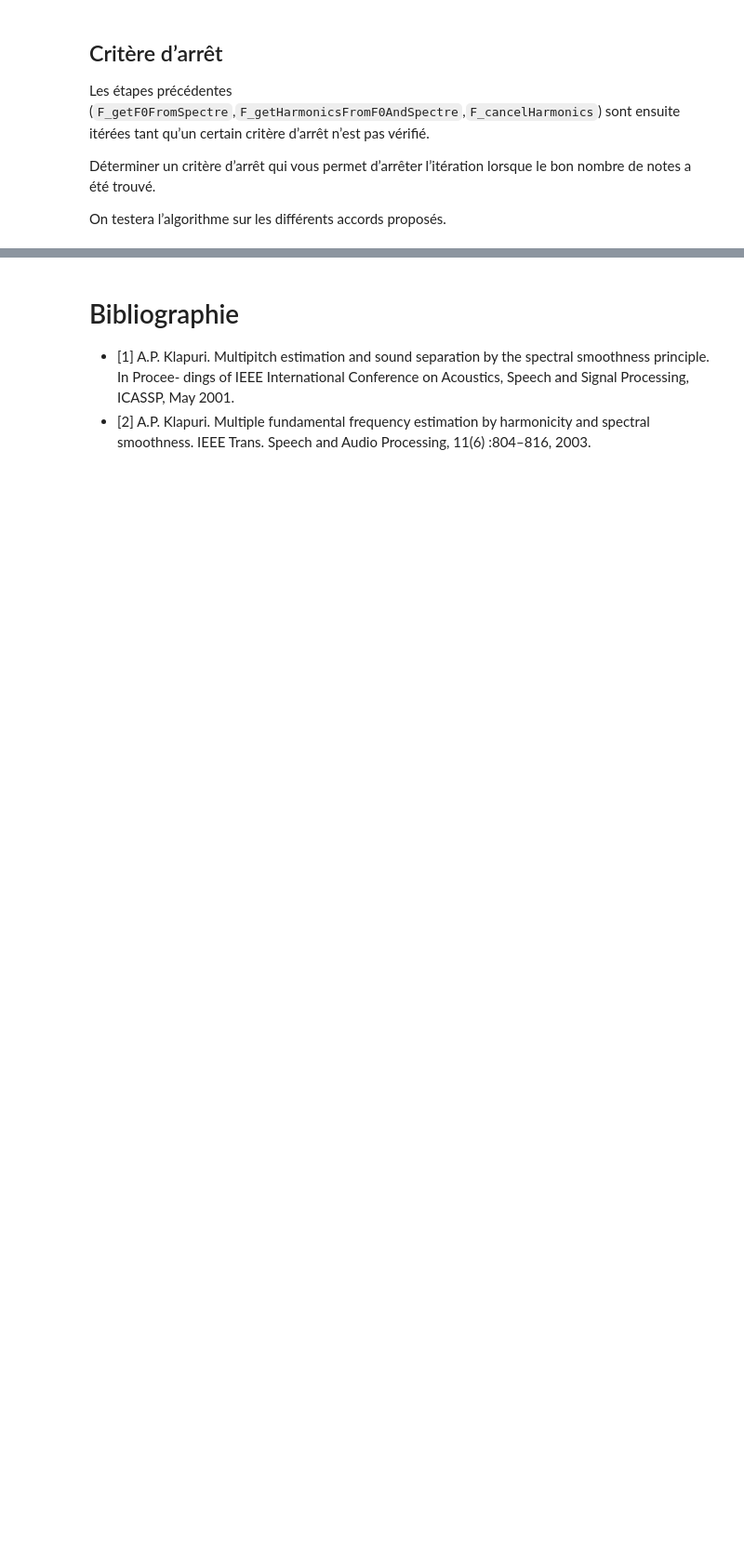
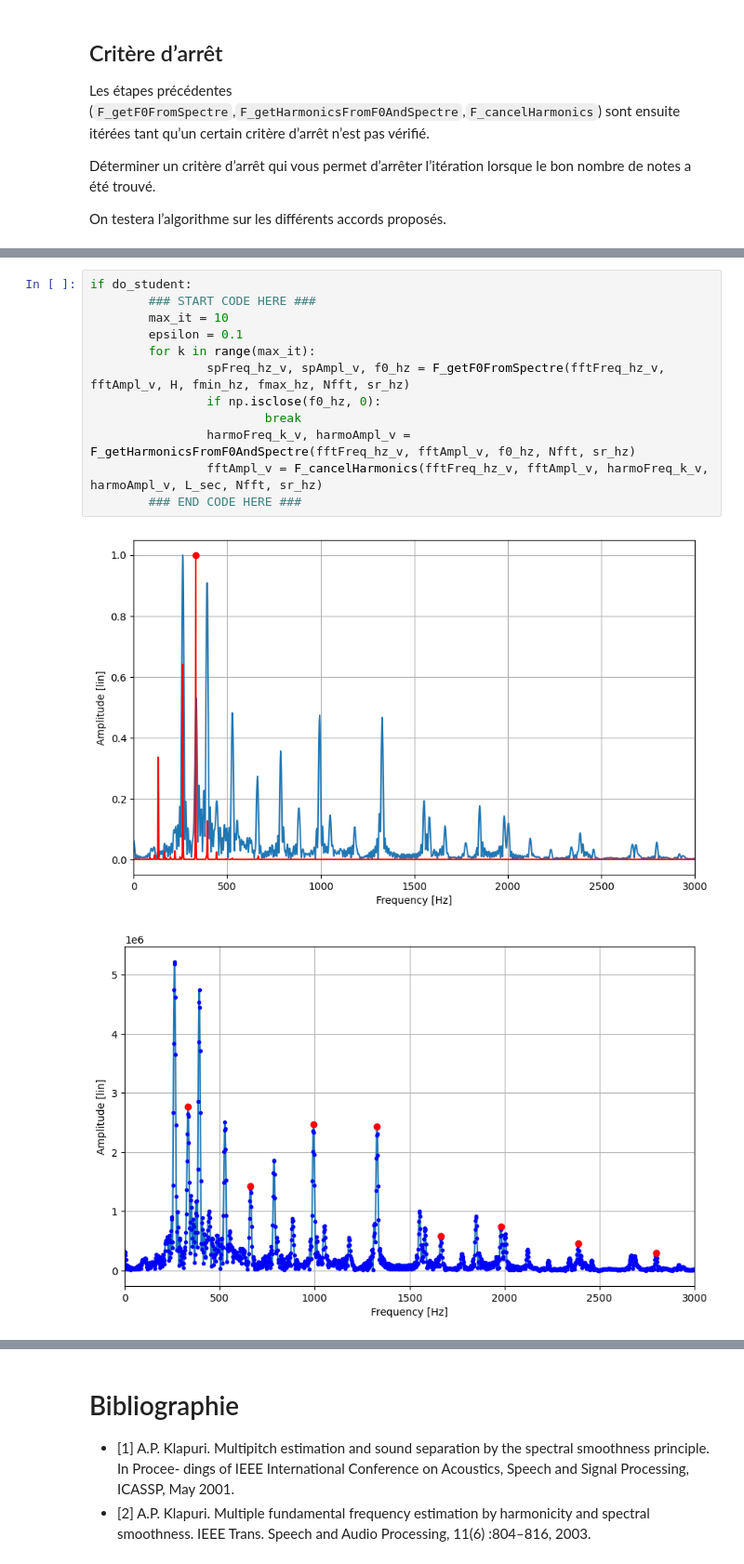
Before and after one commit to LouisLalay/Traitement-du-Signal, a Jupyter notebook: TP Multipitch/Lab_Audio_MultiPitch_#python_#2020-11-04_#student.ipynb, the cells around one changed output, grey strips where cells are left out. Shown at 93% size. Drawn from its saved outputs; the diff is of its cells as text; blank space fills up the shorter version.

```diff
--- a/TP Multipitch/Lab_Audio_MultiPitch_#python_#2020-11-04_#student.ipynb
+++ b/TP Multipitch/Lab_Audio_MultiPitch_#python_#2020-11-04_#student.ipynb
@@ -305,0 +381,15 @@ if do_student:
+# %%
+if do_student:
+        ### START CODE HERE ###
+        max_it = 10
+        epsilon = 0.1
+        for k in range(max_it):
+                spFreq_hz_v, spAmpl_v, f0_hz = F_getF0FromSpectre(fftFreq_hz_v, fftAmpl_v, H, fmin_hz, fmax_hz, Nfft, sr_hz)
+                if np.isclose(f0_hz, 0):
+                        break
+                harmoFreq_k_v, harmoAmpl_v = F_getHarmonicsFromF0AndSpectre(fftFreq_hz_v, fftAmpl_v, f0_hz, Nfft, sr_hz)
+                fftAmpl_v = F_cancelHarmonics(fftFreq_hz_v, fftAmpl_v, harmoFreq_k_v, harmoAmpl_v, L_sec, Nfft, sr_hz)
+        ### END CODE HERE ###
+# %% [output]
+[figure, added]
+[figure, added]
```
Also changed, not shown: parts of 13 cells of this notebook.
